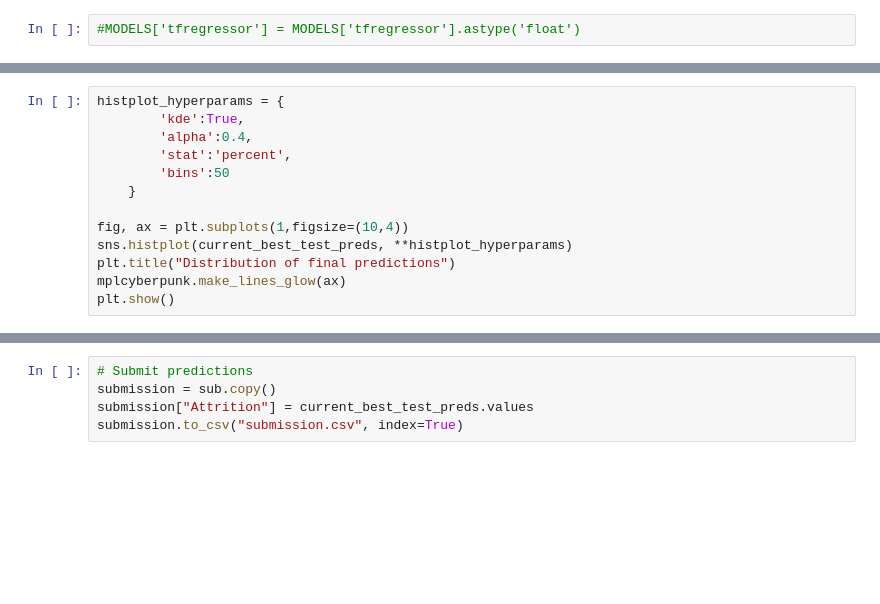
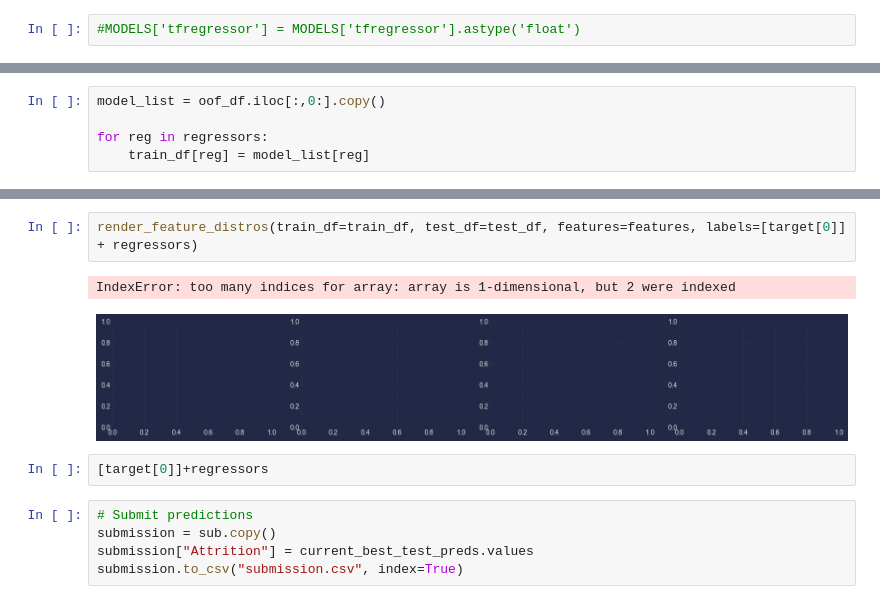
Before and after one commit to darkmatter2222/Kaggle_Tabular_Playground_Series-ML, a Jupyter notebook: Jan-2023-S3/pipelines/Hill_Climbing_ROC-AUC.ipynb, the cells around one changed output, grey strips where cells are left out. Cells and saved outputs as stored; diff of their text form; blank space fills up the shorter version.

```diff
--- a/Jan-2023-S3/pipelines/Hill_Climbing_ROC-AUC.ipynb
+++ b/Jan-2023-S3/pipelines/Hill_Climbing_ROC-AUC.ipynb
@@ -210,13 +216,0 @@ history
-# %%
-histplot_hyperparams = {
-        'kde':True,
-        'alpha':0.4,
-        'stat':'percent',
-        'bins':50
-    }
-
-fig, ax = plt.subplots(1,figsize=(10,4))
-sns.histplot(current_best_test_preds, **histplot_hyperparams)
-plt.title("Distribution of final predictions")
-mplcyberpunk.make_lines_glow(ax)
-plt.show()
@@ -240,0 +289,5 @@ Length: 1119, dtype: float64
+# %%
+model_list = oof_df.iloc[:,0:].copy()
+
+for reg in regressors:
+    train_df[reg] = model_list[reg]
@@ -241,3 +311,10 @@ Length: 1119, dtype: float64
+# %%
+render_feature_distros(train_df=train_df, test_df=test_df, features=features, labels=[target[0]] + regressors)
+# %% [output]
+IndexError: too many indices for array: array is 1-dimensional, but 2 were indexed
+[figure, added]
+# %%
+[target[0]]+regressors
 # %%
 # Submit predictions
 submission = sub.copy()
```
Also changed, not shown: parts of 14 cells of this notebook, 13 other files.
